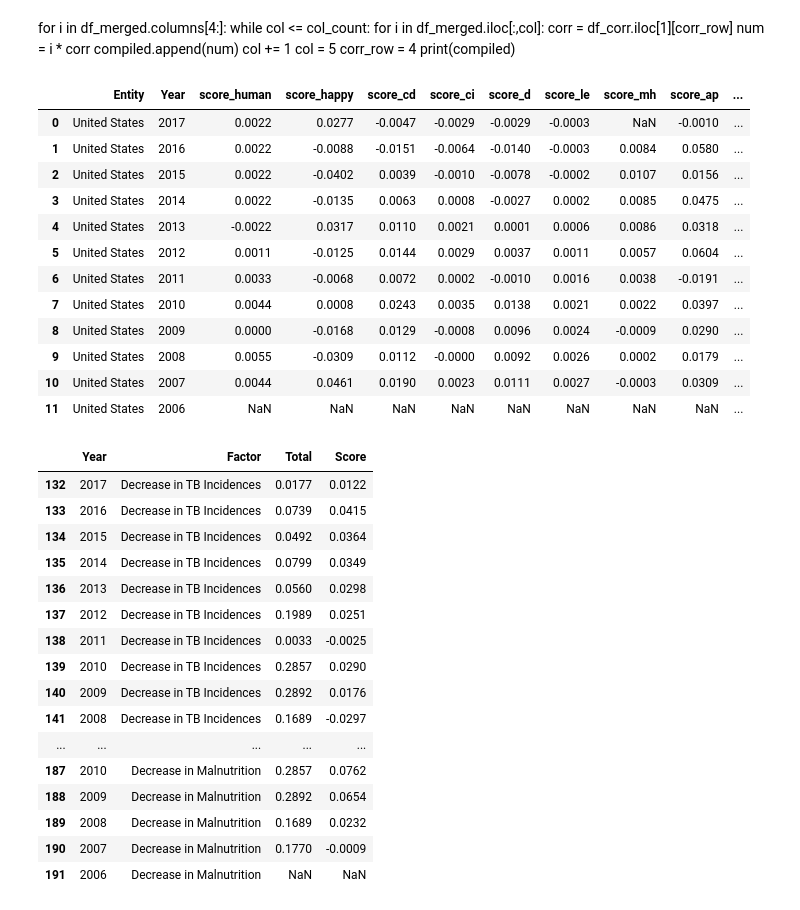
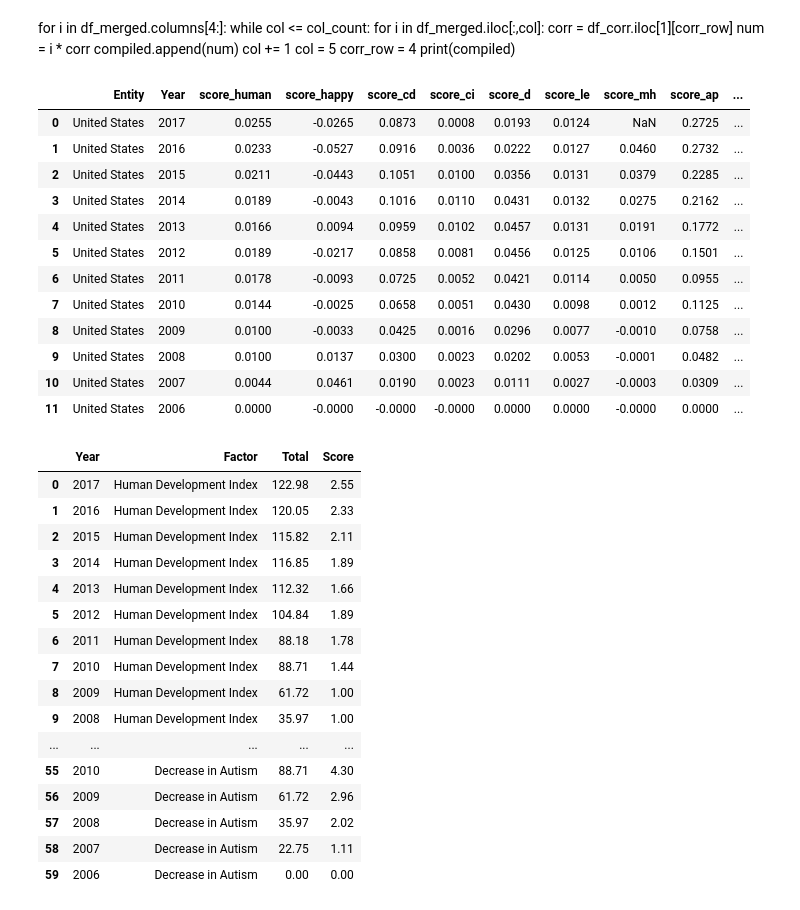
Before and after one commit to brendagutman/USA_Prosperity, a Jupyter notebook: Notebooks/usa_prosperity.ipynb, the cells around one changed output. Drawn from its saved outputs; the diff is of its cells as text; code cells hidden in the pictures.

```diff
--- a/Notebooks/usa_prosperity.ipynb
+++ b/Notebooks/usa_prosperity.ipynb
@@ -409,8 +409,8 @@ gdp_clean
 #filter and clean co2 data
 co2_clean = co2[(co2['Code'] == 'USA')&(co2['Year'] >= 2006)&(co2['Year'] < 2018)]
 co2_clean = co2_clean.sort_values(['Year'], ascending = (True))
-#co2_clean.insert(4, 'start_value_co2', 6.051051e+09)
-co2_clean['start_value_co2'] = (co2_clean['Annual CO2 emissions'].shift(1))
+co2_clean.insert(4, 'start_value_co2', 6.051051e+09)
+#co2_clean['start_value_co2'] = (co2_clean['Annual CO2 emissions'].shift(1))
 co2_clean['score_co2'] = round((co2_clean['Annual CO2 emissions'] / co2_clean['start_value_co2'])-1,4)
 co2_clean = co2_clean[['Entity', 'Year','score_co2']]
 co2_clean
@@ -432,8 +432,8 @@ co2_clean
 #filter and clean child mortality data
 child_mort_clean = child_mort[(child_mort['Code'] == 'USA')&(child_mort['Year'] >= 2006)&(child_mort['Year'] < 2018)]
 child_mort_clean = child_mort_clean.sort_values(['Year'], ascending = (True))
-#child_mort_clean.insert(4, 'start_value_child_mort', 0.79)
-child_mort_clean['start_value_cm'] = (child_mort_clean['Mortality rate, under-5 (per 1,000 live births)'].shift(1))
+child_mort_clean.insert(4, 'start_value_cm', 0.79)
+#child_mort_clean['start_value_cm'] = (child_mort_clean['Mortality rate, under-5 (per 1,000 live births)'].shift(1))
 child_mort_clean['score_cm'] = round((child_mort_clean['Mortality rate, under-5 (per 1,000 live births)'] / child_mort_clean['start_value_cm'])-1,4)
 child_mort_clean = child_mort_clean[['Entity', 'Year','score_cm']]
 child_mort_clean
@@ -455,8 +455,8 @@ child_mort_clean
 #filter and clean malnutrition data
 malnutrition_clean = malnutrition[(malnutrition['Code'] == 'USA')&(malnutrition['Year'] >= 2006)&(malnutrition['Year'] < 2018)]
 malnutrition_clean = malnutrition_clean.sort_values(['Year'], ascending = (True))
-#malnutrition_clean.insert(4, 'start_value_mal', 0.613744)
-malnutrition_clean['start_value_mal'] = (malnutrition_clean['Deaths - Protein-energy malnutrition - Sex: Both - Age: Age-standardized (Rate)'].shift(1))
+malnutrition_clean.insert(4, 'start_value_mal', 0.613744)
+#malnutrition_clean['start_value_mal'] = (malnutrition_clean['Deaths - Protein-energy malnutrition - Sex: Both - Age: Age-standardized (Rate)'].shift(1))
 malnutrition_clean['score_mal'] = round((malnutrition_clean['Deaths - Protein-energy malnutrition - Sex: Both - Age: Age-standardized (Rate)'] / malnutrition_clean['start_value_mal'])-1,4)
 malnutrition_clean = malnutrition_clean[['Entity', 'Year','score_mal']]
 malnutrition_clean
@@ -634,8 +638,8 @@ columns_list = list(df_merged.columns)
 for x in list(names_dic)[:]:
     #will put the weight into the first dictionary
     for i in df_merged.iloc[:,col]:
-        corr = df_corr.iloc[1][corr_col]
-        num = i * 1
+        #corr = df_corr.iloc[1][corr_col]
+        num = i * 100
         names_dic[dic_ind].append(num)
 
     col +=1
@@ -685,23 +689,23 @@ print(compiled)
 # %%
 #set back to df
 second = pd.DataFrame(data = names_dic)
-second.columns = ['weighted_cd','weighted_ci','weighted_d','weighted_le','weighted_mh','weighted_ap','weighted_vd','weighted_hi','weighted_s','weighted_w','weighted_su','weighted_hiv','weighted_t','weighted_gdp','weighted_co2','weighted_cm','weighted_mal']
+second.columns = ['weighted_human','weighted_happy','weighted_cd','weighted_ci','weighted_d','weighted_le','weighted_mh','weighted_ap','weighted_vd','weighted_hi','weighted_s','weighted_w','weighted_su','weighted_hiv','weighted_t','weighted_gdp','weighted_co2','weighted_cm','weighted_mal']
 second['year'] = [2017,2016,2015,2014,2013,2012,2011,2010,2009,2008,2007,2006]
 final = df_merged.merge(second, how = 'left', left_on ='Year', right_on = 'year')
-final['total_weighted'] = final['weighted_cd'] + final['weighted_ci'] + final['weighted_d'] + final['weighted_le'] + final['weighted_ap'] + final['weighted_vd'] + final['weighted_s'] + final['weighted_w'] + final['weighted_su'] + final['weighted_hiv'] + final['weighted_t']+ final['weighted_gdp']+ final['weighted_co2']+ final['weighted_cm']+ final['weighted_mal']
+final['total_weighted'] = final['weighted_human']+final['weighted_happy']+final['weighted_cd'] + final['weighted_ci'] + final['weighted_d'] + final['weighted_le'] + final['weighted_ap'] + final['weighted_vd'] + final['weighted_s'] + final['weighted_w'] + final['weighted_su'] + final['weighted_hiv'] + final['weighted_t']+ final['weighted_gdp']+ final['weighted_co2']+ final['weighted_cm']+ final['weighted_mal']
 final
 # %% [output]
 |  | Entity | Year | score_human | score_happy | score_cd | score_ci | score_d | score_le | score_mh | score_ap | ... |
-| 0 | United States | 2017 | 0.0022 | 0.0277 | -0.0047 | -0.0029 | -0.0029 | -0.0003 | NaN | -0.0010 | ... |
-| 1 | United States | 2016 | 0.0022 | -0.0088 | -0.0151 | -0.0064 | -0.0140 | -0.0003 | 0.0084 | 0.0580 | ... |
-| 2 | United States | 2015 | 0.0022 | -0.0402 | 0.0039 | -0.0010 | -0.0078 | -0.0002 | 0.0107 | 0.0156 | ... |
-| 3 | United States | 2014 | 0.0022 | -0.0135 | 0.0063 | 0.0008 | -0.0027 | 0.0002 | 0.0085 | 0.0475 | ... |
-| 4 | United States | 2013 | -0.0022 | 0.0317 | 0.0110 | 0.0021 | 0.0001 | 0.0006 | 0.0086 | 0.0318 | ... |
-| 5 | United States | 2012 | 0.0011 | -0.0125 | 0.0144 | 0.0029 | 0.0037 | 0.0011 | 0.0057 | 0.0604 | ... |
-| 6 | United States | 2011 | 0.0033 | -0.0068 | 0.0072 | 0.0002 | -0.0010 | 0.0016 | 0.0038 | -0.0191 | ... |
-| 7 | United States | 2010 | 0.0044 | 0.0008 | 0.0243 | 0.0035 | 0.0138 | 0.0021 | 0.0022 | 0.0397 | ... |
-| 8 | United States | 2009 | 0.0000 | -0.0168 | 0.0129 | -0.0008 | 0.0096 | 0.0024 | -0.0009 | 0.0290 | ... |
-| 9 | United States | 2008 | 0.0055 | -0.0309 | 0.0112 | -0.0000 | 0.0092 | 0.0026 | 0.0002 | 0.0179 | ... |
+| 0 | United States | 2017 | 0.0255 | -0.0265 | 0.0873 | 0.0008 | 0.0193 | 0.0124 | NaN | 0.2725 | ... |
+| 1 | United States | 2016 | 0.0233 | -0.0527 | 0.0916 | 0.0036 | 0.0222 | 0.0127 | 0.0460 | 0.2732 | ... |
+| 2 | United States | 2015 | 0.0211 | -0.0443 | 0.1051 | 0.0100 | 0.0356 | 0.0131 | 0.0379 | 0.2285 | ... |
+| 3 | United States | 2014 | 0.0189 | -0.0043 | 0.1016 | 0.0110 | 0.0431 | 0.0132 | 0.0275 | 0.2162 | ... |
+| 4 | United States | 2013 | 0.0166 | 0.0094 | 0.0959 | 0.0102 | 0.0457 | 0.0131 | 0.0191 | 0.1772 | ... |
+| 5 | United States | 2012 | 0.0189 | -0.0217 | 0.0858 | 0.0081 | 0.0456 | 0.0125 | 0.0106 | 0.1501 | ... |
+| 6 | United States | 2011 | 0.0178 | -0.0093 | 0.0725 | 0.0052 | 0.0421 | 0.0114 | 0.0050 | 0.0955 | ... |
+| 7 | United States | 2010 | 0.0144 | -0.0025 | 0.0658 | 0.0051 | 0.0430 | 0.0098 | 0.0012 | 0.1125 | ... |
+| 8 | United States | 2009 | 0.0100 | -0.0033 | 0.0425 | 0.0016 | 0.0296 | 0.0077 | -0.0010 | 0.0758 | ... |
+| 9 | United States | 2008 | 0.0100 | 0.0137 | 0.0300 | 0.0023 | 0.0202 | 0.0053 | -0.0001 | 0.0482 | ... |
 | 10 | United States | 2007 | 0.0044 | 0.0461 | 0.0190 | 0.0023 | 0.0111 | 0.0027 | -0.0003 | 0.0309 | ... |
-| 11 | United States | 2006 | NaN | NaN | NaN | NaN | NaN | NaN | NaN | NaN | ... |
+| 11 | United States | 2006 | 0.0000 | -0.0000 | -0.0000 | -0.0000 | 0.0000 | 0.0000 | -0.0000 | 0.0000 | ... |
 # %%
@@ -786,25 +800,25 @@ new15['Score'] = final.iloc[:,30]
 # %%
-new_list = [new2, new3, new4, new5,new6, new7, new8, new5,new9, new10, new11, new12, new13, new14, new15]
-all = new1.append(new_list, ignore_index = True)
-all.tail(60)
+new_list = [new0,new1,new2,new3, new4, new5,new6, new7, new8, new5,new9, new10, new11, new12, new13, new14, new15]
+all = new.append(new_list, ignore_index = True)
+all.head(60)
 # %% [output]
 |  | Year | Factor | Total | Score |
-| 132 | 2017 | Decrease in TB Incidences | 0.0177 | 0.0122 |
-| 133 | 2016 | Decrease in TB Incidences | 0.0739 | 0.0415 |
-| 134 | 2015 | Decrease in TB Incidences | 0.0492 | 0.0364 |
-| 135 | 2014 | Decrease in TB Incidences | 0.0799 | 0.0349 |
-| 136 | 2013 | Decrease in TB Incidences | 0.0560 | 0.0298 |
-| 137 | 2012 | Decrease in TB Incidences | 0.1989 | 0.0251 |
-| 138 | 2011 | Decrease in TB Incidences | 0.0033 | -0.0025 |
-| 139 | 2010 | Decrease in TB Incidences | 0.2857 | 0.0290 |
-| 140 | 2009 | Decrease in TB Incidences | 0.2892 | 0.0176 |
-| 141 | 2008 | Decrease in TB Incidences | 0.1689 | -0.0297 |
+| 0 | 2017 | Human Development Index | 122.98 | 2.55 |
+| 1 | 2016 | Human Development Index | 120.05 | 2.33 |
+| 2 | 2015 | Human Development Index | 115.82 | 2.11 |
+| 3 | 2014 | Human Development Index | 116.85 | 1.89 |
+| 4 | 2013 | Human Development Index | 112.32 | 1.66 |
+| 5 | 2012 | Human Development Index | 104.84 | 1.89 |
+| 6 | 2011 | Human Development Index | 88.18 | 1.78 |
+| 7 | 2010 | Human Development Index | 88.71 | 1.44 |
+| 8 | 2009 | Human Development Index | 61.72 | 1.00 |
+| 9 | 2008 | Human Development Index | 35.97 | 1.00 |
 | ... | ... | ... | ... | ... |
-| 187 | 2010 | Decrease in Malnutrition | 0.2857 | 0.0762 |
-| 188 | 2009 | Decrease in Malnutrition | 0.2892 | 0.0654 |
-| 189 | 2008 | Decrease in Malnutrition | 0.1689 | 0.0232 |
-| 190 | 2007 | Decrease in Malnutrition | 0.1770 | -0.0009 |
-| 191 | 2006 | Decrease in Malnutrition | NaN | NaN |
+| 55 | 2010 | Decrease in Autism | 88.71 | 4.30 |
+| 56 | 2009 | Decrease in Autism | 61.72 | 2.96 |
+| 57 | 2008 | Decrease in Autism | 35.97 | 2.02 |
+| 58 | 2007 | Decrease in Autism | 22.75 | 1.11 |
+| 59 | 2006 | Decrease in Autism | 0.00 | 0.00 |
 # %%
 finalyr = final.set_index('Year').T
 finalyr
```
Also changed, not shown: parts of 28 cells of this notebook, 6 other files.
